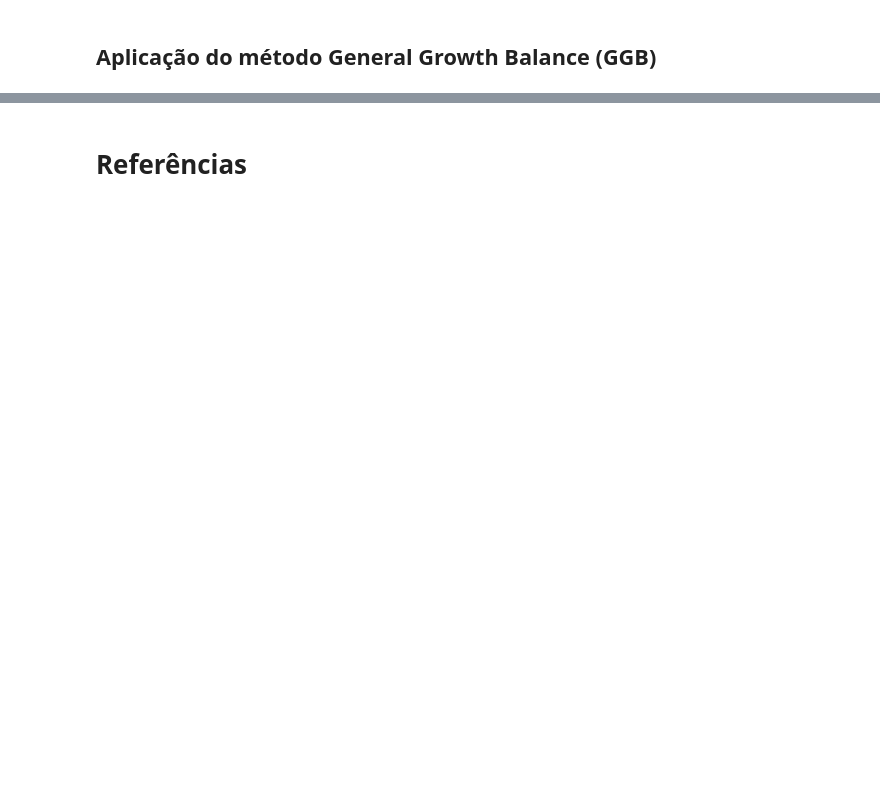
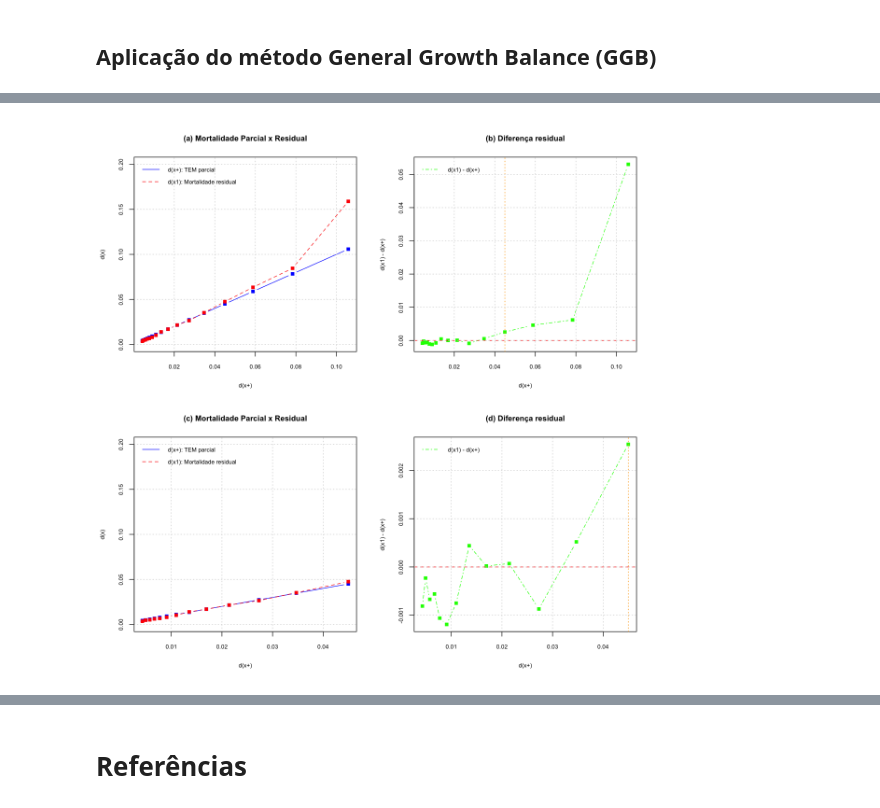
Before and after one commit to cbeluzo/DM003, a Jupyter notebook: Lab2/LAB2_DM003.ipynb, the cells around one changed output, grey strips where cells are left out. Drawn from its saved outputs; the diff is of its cells as text; code cells hidden in the pictures; blank space fills up the shorter version.

```diff
--- a/Lab2/LAB2_DM003.ipynb
+++ b/Lab2/LAB2_DM003.ipynb
@@ -263,16 +69,0 @@ ERROR: ignored
-# %%
-# Gerando os aniversarios na idade exata, Nx (lembrando que partimos de grupos quinquenais)
-# Utilizando informação de população e grupos de idades adjacentes em dois censos.
-# Retira-se uma média geométrica
-
-# Inicializando variável aniversario
-tab$aniversario = 0
-
-# Retira-se uma média geométrica
-for (i in 2:ultimaLinha) {
-  popFaixaAnterior = as.numeric(tab$pop1[i-1])
-  popFaixaAtual = as.numeric(tab$pop2[i])
-  tab$aniversario[i] = round(0.2 * sqrt(popFaixaAnterior * popFaixaAtual))
-}
-
-tab
@@ -705,0 +157,81 @@ O método é um caso particular do método mais geral de  Generalized Growth Bal
+# %%
+par(mfrow=c(2,2))
+fontSize = .75
+options(repr.plot.width=10, repr.plot.height=10)
+
+# 75 a 79 anos
+i = 2
+j = 17
+
+# Comparando os residuais com as mortes d(x+)
+x = tabGGB$d_a_mais[i:j]
+y = tabGGB$d_a_1[i:j]
+plot(x, x, type='b', pch=15, col='blue',
+     main = '(a) Mortalidade Parcial x Residual', xlab = 'd(x+)', ylab='d(x)',
+     ylim=c(0,0.2),
+     cex.lab=fontSize, cex.axis=fontSize, cex.main=1, cex.sub=fontSize)
+
+y = tabGGB$d_a_1[i:j]
+lines(x, y, type='b', col='red', pch=15, lty = 2)
+
+legend("topleft", legend=c("d(x+): TEM parcial", "d(x1): Mortalidade residual"), col=c("blue", "red"),
+       lty = 1:2, cex=fontSize,  bty = "n")
+
+grid()
+
+# ---------------------------------------------
+# Gráfico de diferença residual (d(x1) - d(x+))
+y = tabGGB$d_a_1[i:j] - tabGGB$d_a_mais[i:j]
+plot(x, y, type='b', pch=15, col='green',  lty = 4,
+     main = '(b) Diferença residual',
+     xlab = 'd(x+)',
+     ylab='d(x1) - d(x+)',
+     cex.lab=fontSize, cex.axis=fontSize, cex.main=1, cex.sub=fontSize)
+
+abline(h=0,lty=2, col='red')
+abline(v=0.04496, lty=3, col='orange')
+
+legend("topleft", legend=c("d(x1) - d(x+)"), col=c("green"),
+       lty = 4:4, cex=fontSize,  bty = "n")
+grid()
+
+# ----------------------
+
+# 60 a 64 anos
+i = 2
+j = 14
+
+# Comparando os residuais com as mortes d(x+)
+x = tabGGB$d_a_mais[i:j]
+y = tabGGB$d_a_1[i:j]
+plot(x, x, type='b', pch=15, col='blue',
+  main = '(c) Mortalidade Parcial x Residual',
+          ylim=c(0,0.2),
+     xlab = 'd(x+)', ylab='d(x)',
+  cex.lab=fontSize, cex.axis=fontSize, cex.main=1, cex.sub=fontSize)
+
+y = tabGGB$d_a_1[i:j]
+lines(x, y, type='b', col='red', pch=15, lty = 2)
+
+legend("topleft", legend=c("d(x+): TEM parcial", "d(x1): Mortalidade residual"), col=c("blue", "red"),
+       lty = 1:2, cex=fontSize,  bty = "n")
+
+grid()
+
+# ---------------------------------------------
+# Gráfico de diferença residual (d(x1) - d(x+))
+y = tabGGB$d_a_1[i:j] - tabGGB$d_a_mais[i:j]
+plot(x, y, type='b', pch=15, col='green',  lty = 4,
+     main = '(d) Diferença residual',
+     xlab = 'd(x+)',
+     ylab='d(x1) - d(x+)',
+     cex.lab=fontSize, cex.axis=fontSize, cex.main=1, cex.sub=fontSize)
+
+abline(h=0, lty=2, col='red')
+abline(v=0.04496, lty=3, col='orange')
+
+legend("topleft", legend=c("d(x1) - d(x+)"), col=c("green"),
+       lty = 4:4, cex=fontSize,  bty = "n")
+grid()
+# %% [output]
+[figure, added]
```
Also changed, not shown: parts of 80 cells of this notebook.
